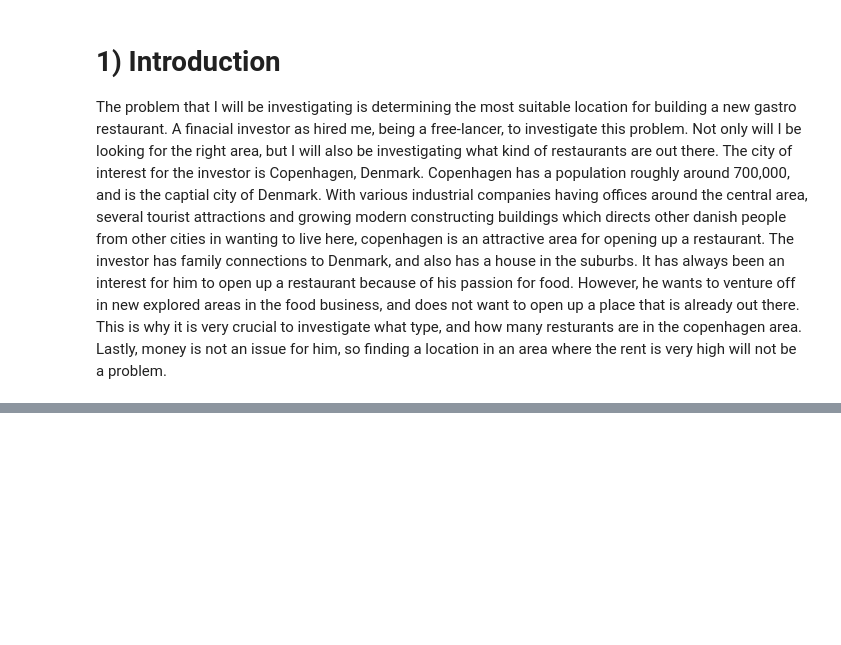
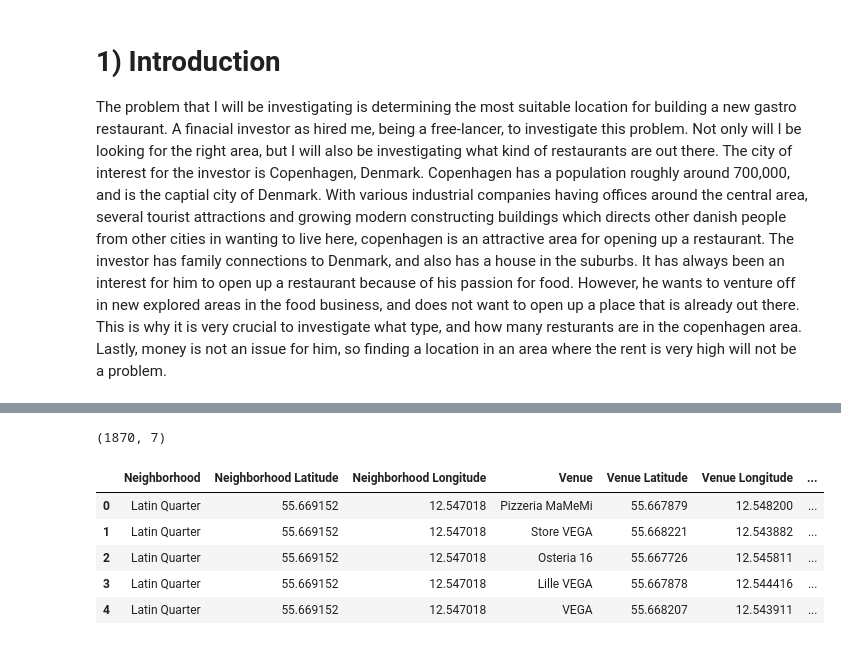
Before and after one commit to DanielAhmadDK/mini_machine_learning_projects, a Jupyter notebook: Capstone_final.ipynb, the cells around one changed output, grey strips where cells are left out. Drawn from its saved outputs; the diff is of its cells as text; code cells hidden in the pictures; blank space fills up the shorter version.

```diff
--- a/Capstone_final.ipynb
+++ b/Capstone_final.ipynb
@@ -6,0 +165,4 @@ To solve this problem, I will use foursquare to retrieve data on how many restur
+# %%
+#since there are missing coordinates, these locations have to be removed.
+df2.dropna(inplace = True)
+df2.head()
@@ -6,0 +180,23 @@ To solve this problem, I will use foursquare to retrieve data on how many restur
+# %%
+#making a copy of dataframe
+df_clone = df2.copy(deep = True)
+# %%
+# create map of Pune using latitude and longitude values
+from IPython.display import display
+map_cph= folium.Map(location=[12.56553, 55.67594], zoom_start=10)
+
+# add markers to map
+for lat, lng,neighborhood in zip(df_clone['Latitudes'], df_clone['Longitudes'],df_clone['District']):
+    label = '{}'.format(neighborhood)
+    label = folium.Popup(label, parse_html=True)
+    folium.CircleMarker(
+        [lat, lng],
+        radius=5,
+        popup=label,
+        color='blue',
+        fill=True,
+        fill_color='#3186cc',
+        fill_opacity=0.7,
+        parse_html=False).add_to(map_cph)
+
+display(map_cph)
@@ -6,0 +254,5 @@ To solve this problem, I will use foursquare to retrieve data on how many restur
+# %%
+cph_venues = getNearbyVenues(names=df_clone['District'],
+                                   latitudes=df_clone['Latitudes'],
+                                   longitudes=df_clone['Longitudes']
+                                  )
@@ -6,0 +277,11 @@ To solve this problem, I will use foursquare to retrieve data on how many restur
+# %%
+print(cph_venues.shape)
+cph_venues.head()
+# %% [output]
+(1870, 7)
+|  | Neighborhood | Neighborhood Latitude | Neighborhood Longitude | Venue | Venue Latitude | Venue Longitude | ... |
+| 0 | Latin Quarter | 55.669152 | 12.547018 | Pizzeria MaMeMi | 55.667879 | 12.548200 | ... |
+| 1 | Latin Quarter | 55.669152 | 12.547018 | Store VEGA | 55.668221 | 12.543882 | ... |
+| 2 | Latin Quarter | 55.669152 | 12.547018 | Osteria 16 | 55.667726 | 12.545811 | ... |
+| 3 | Latin Quarter | 55.669152 | 12.547018 | Lille VEGA | 55.667878 | 12.544416 | ... |
+| 4 | Latin Quarter | 55.669152 | 12.547018 | VEGA | 55.668207 | 12.543911 | ... |
```
Also changed, not shown: parts of 23 cells of this notebook.
